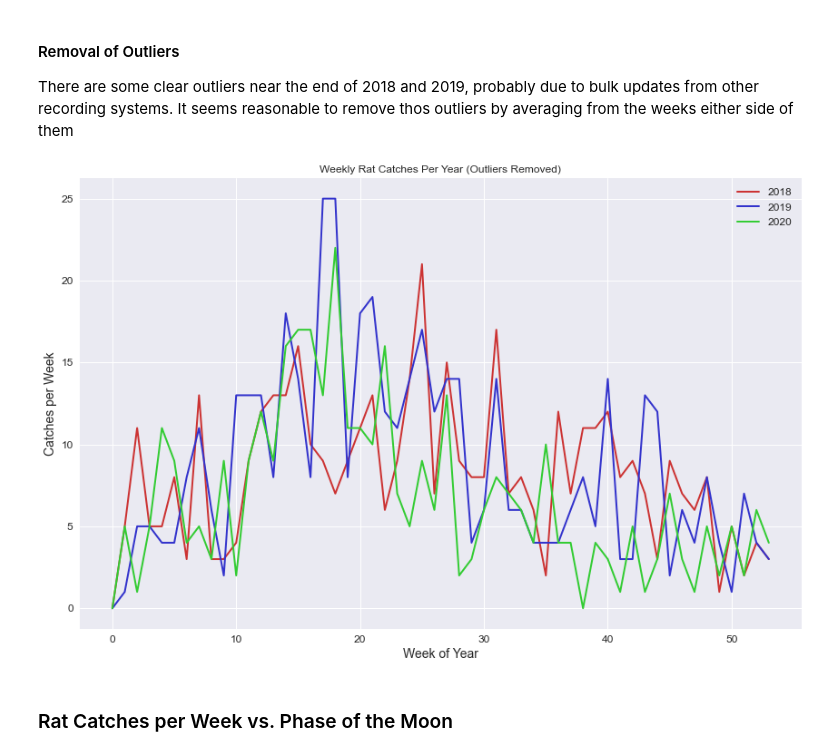
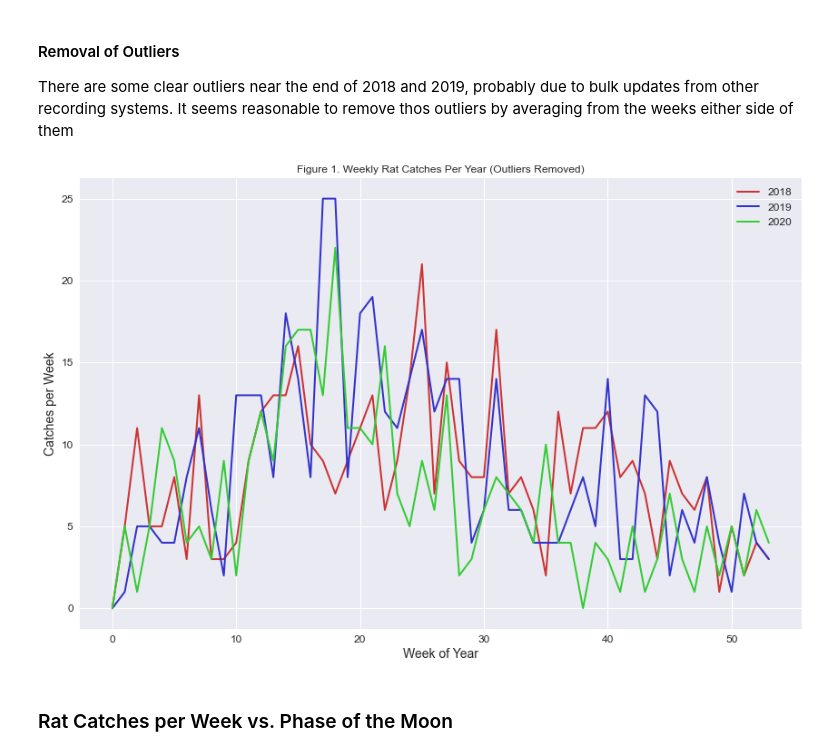
Before and after one commit to dqmcdonald/PredatorFreePortHills, a Jupyter notebook: Lunar Cycles.ipynb, the cells around one changed output. Cells and saved outputs as stored; diff of their text form; code cells hidden in the pictures.

```diff
--- a/Lunar Cycles.ipynb
+++ b/Lunar Cycles.ipynb
@@ -203,20 +210,20 @@ There are some clear outliers near the end of 2018 and 2019, probably due to bul
 # %%
 #Removal of Outliers:
 rat_weekly_counts[2019][49] = (rat_weekly_counts[2019][48] + rat_weekly_counts[2019][50])//2
 rat_weekly_counts[2018][50] = (rat_weekly_counts[2019][49] + rat_weekly_counts[2019][51])//2
 fig, ax = plt.subplots(figsize=(12,8))
 ax.plot(rat_weekly_counts[2018], c="#CC3333", label="2018",lw=2)
 ax.plot(rat_weekly_counts[2019], c="#3333CC", label="2019",lw=2)
 ax.plot(rat_weekly_counts[2020], c="#33CC33", label="2020",lw=2)
-ax.set_title("Weekly Rat Catches Per Year (Outliers Removed)")
+ax.set_title("Figure 1. Weekly Rat Catches Per Year (Outliers Removed)")
 ax.set_xlabel("Week of Year")
 ax.set_ylabel("Catches per Week")
 ax.legend()
 plt.tight_layout()
-plt.savefig("plots/WeeklyCatchesPerYear.png")
+plt.savefig("plots/fig1_lunar_WeeklyCatchesPerYear.png")
 plt.show()
 # %% [output]
-[figure, old version]
+[figure, new version]
 # %% [markdown]
 <H3> Rat Catches per Week vs. Phase of the Moon </H3>
 # %%
```
Also changed, not shown: parts of 21 cells of this notebook, 3 other files.
